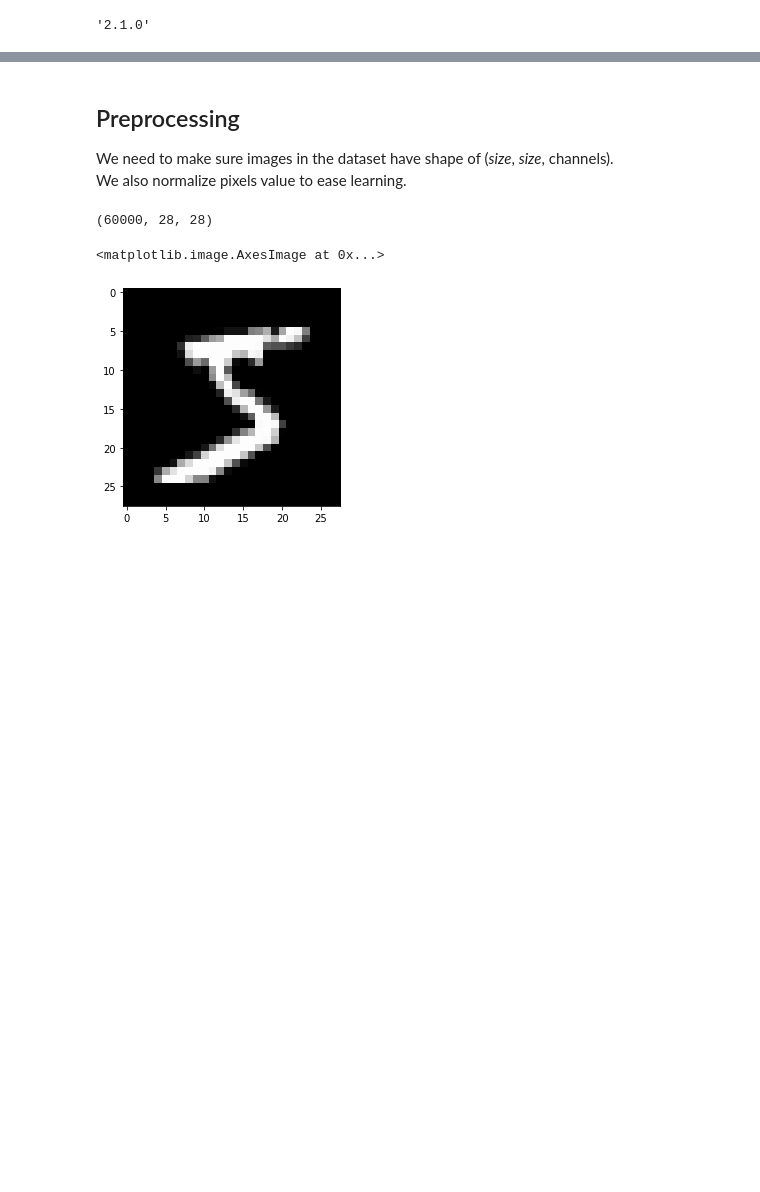
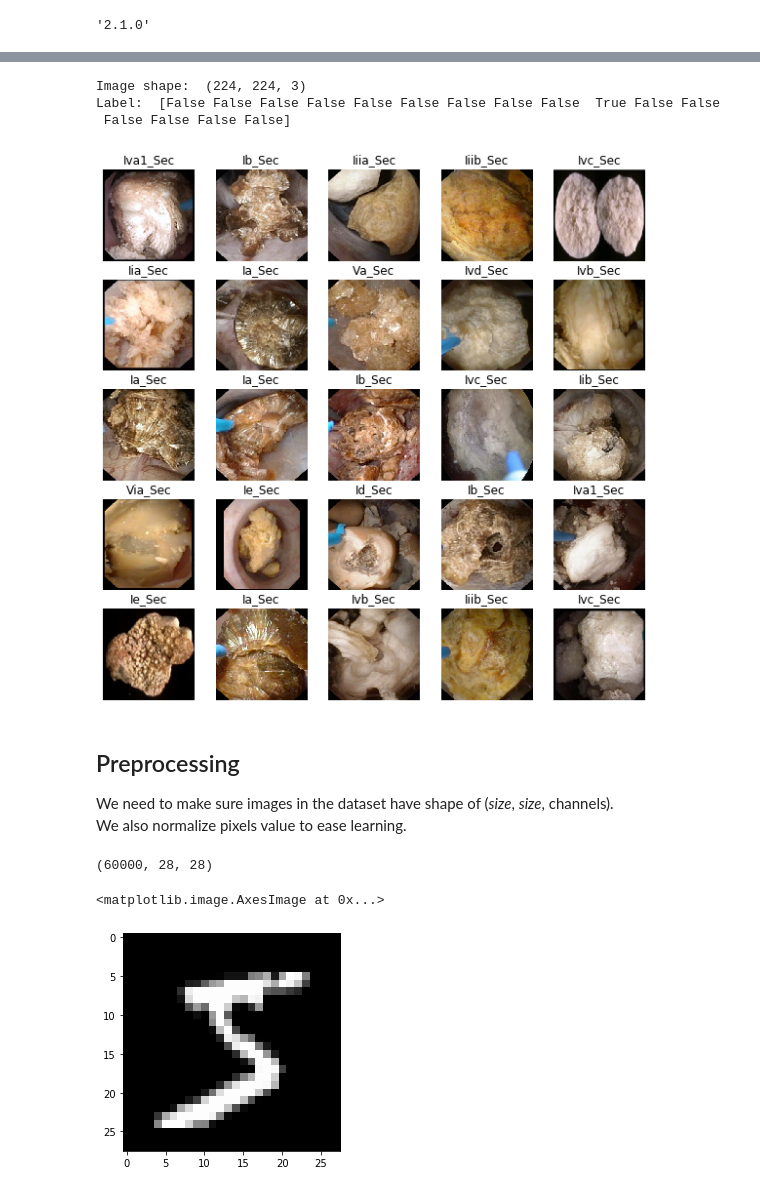
Before and after one commit to pierreelliott/kidney_stone_classification, a Jupyter notebook: training/DCGAN.ipynb, the cells around one changed output, grey strips where cells are left out. Cells and saved outputs as stored; diff of their text form; code cells hidden in the pictures; blank space fills up the shorter version.

Commit message:
Test dataset load using tf.data.Dataset

```diff
--- a/training/DCGAN.ipynb
+++ b/training/DCGAN.ipynb
@@ -22,0 +59,5 @@ from IPython import display
+# %%
+BATCH_SIZE = 32
+IMG_HEIGHT = 224
+IMG_WIDTH = 224
+# STEPS_PER_EPOCH = np.ceil(image_count/BATCH_SIZE)
@@ -23,3 +94,47 @@ from IPython import display
+# %%
+AUTOTUNE = tf.data.experimental.AUTOTUNE
+
+# Set `num_parallel_calls` so multiple images are loaded/processed in parallel.
+labeled_ds_SEC = list_ds_SEC.map(process_path_SEC, num_parallel_calls=AUTOTUNE)
+labeled_ds_SUR = list_ds_SUR.map(process_path_SUR, num_parallel_calls=AUTOTUNE)
+# %%
+for image, label in labeled_ds_SEC.take(1):
+    print("Image shape: ", image.numpy().shape)
+    print("Label: ", label.numpy())
+# %% [output]
+Image shape:  (224, 224, 3)
+Label:  [False False False False False False False False False  True False False
+ False False False False]
+# %%
+def prepare_for_training(ds, cache=True, shuffle_buffer_size=1000):
+    # This is a small dataset, only load it once, and keep it in memory.
+    # use `.cache(filename)` to cache preprocessing work for datasets that don't
+    # fit in memory.
+    if cache:
+        if isinstance(cache, str):
+            ds = ds.cache(cache)
+        else:
+            ds = ds.cache()
+
+    ds = ds.shuffle(buffer_size=shuffle_buffer_size)
+
+    # Repeat forever
+    ds = ds.repeat()
+
+    ds = ds.batch(BATCH_SIZE)
+
+    # `prefetch` lets the dataset fetch batches in the background while the model
+    # is training.
+    ds = ds.prefetch(buffer_size=AUTOTUNE)
+
+    return ds
+# %%
+train_SEC = prepare_for_training(labeled_ds_SEC)
+image_batch, label_batch = next(iter(train_SEC))
+# %%
+show_batch(image_batch.numpy(), label_batch.numpy())
+# %% [output]
+[figure, added]
 # %% [markdown]
 ## Preprocessing
 
```
Also changed, not shown: parts of 10 cells of this notebook.
